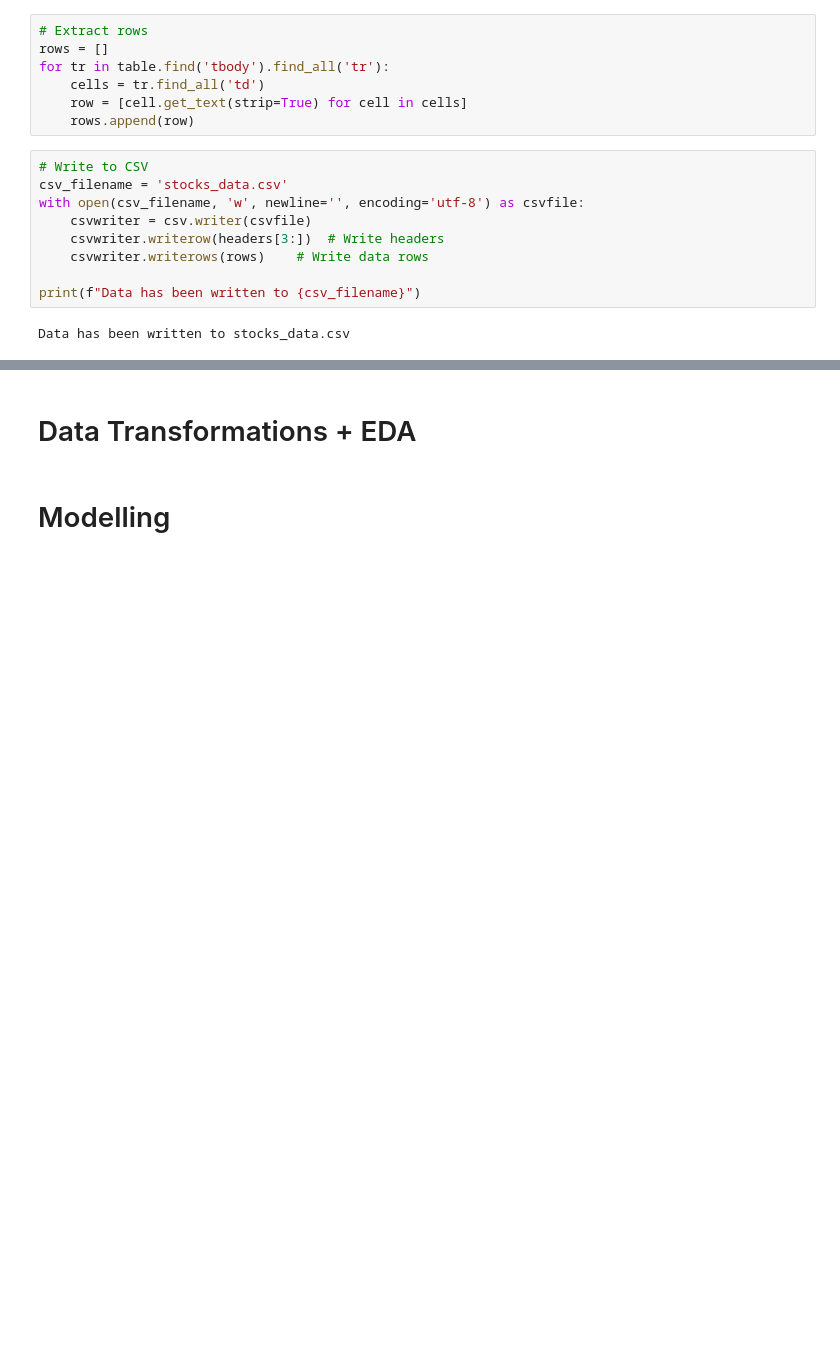
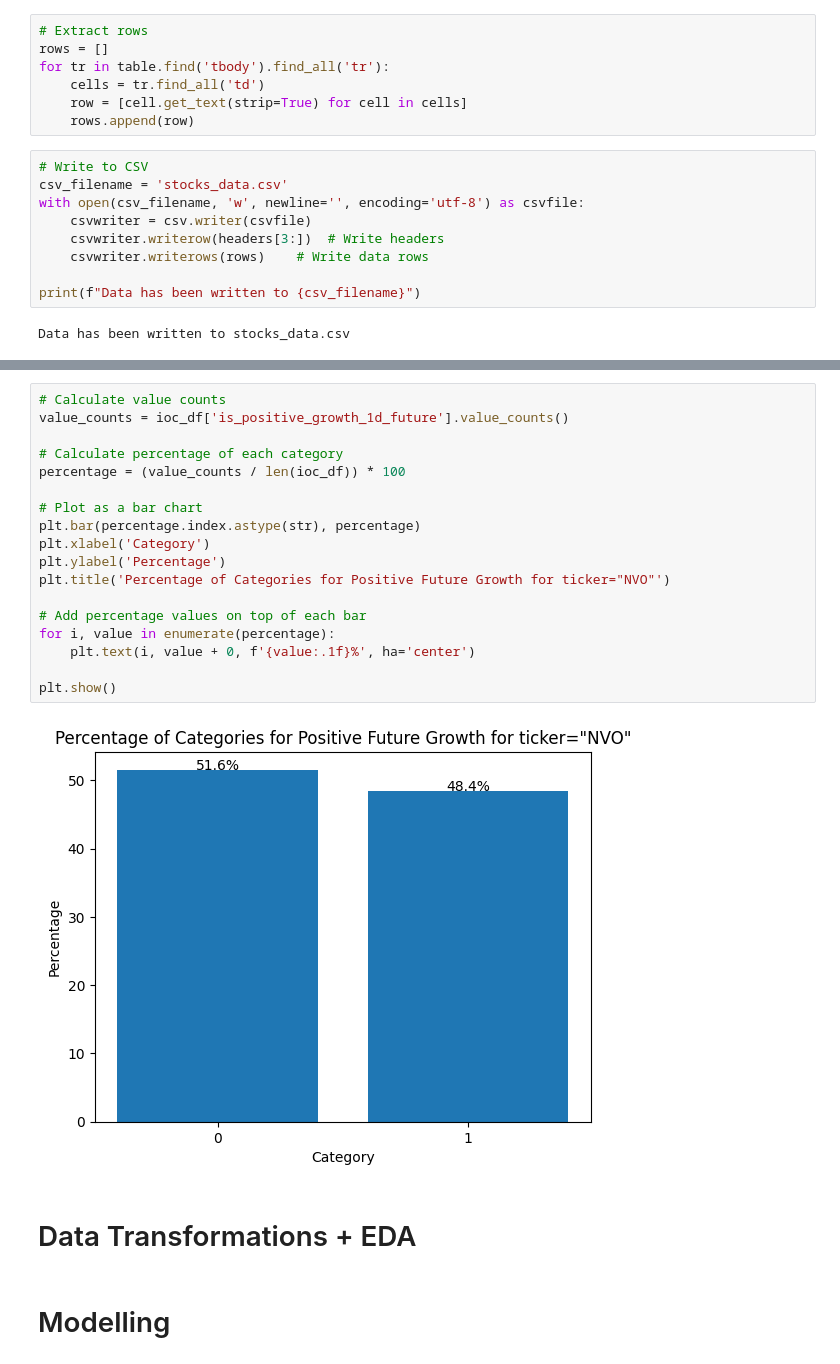
Before and after one commit to MekongDelta-mind/sma_project_repo, a Jupyter notebook: project_sma.ipynb, the cells around one changed output, grey strips where cells are left out. Drawn from its saved outputs; the diff is of its cells as text; blank space fills up the shorter version.

```diff
--- a/project_sma.ipynb
+++ b/project_sma.ipynb
@@ -244,3 +363,23 @@ nifty50__updated_list
+# %%
+# Calculate value counts
+value_counts = ioc_df['is_positive_growth_1d_future'].value_counts()
+
+# Calculate percentage of each category
+percentage = (value_counts / len(ioc_df)) * 100
+
+# Plot as a bar chart
+plt.bar(percentage.index.astype(str), percentage)
+plt.xlabel('Category')
+plt.ylabel('Percentage')
+plt.title('Percentage of Categories for Positive Future Growth for ticker="NVO"')
+
+# Add percentage values on top of each bar
+for i, value in enumerate(percentage):
+    plt.text(i, value + 0, f'{value:.1f}%', ha='center')
+
+plt.show()
+# %% [output]
+[figure, added]
 # %% [markdown]
 # Data Transformations + EDA
 # %% [markdown]
```
Also changed, not shown: parts of 22 cells of this notebook.
